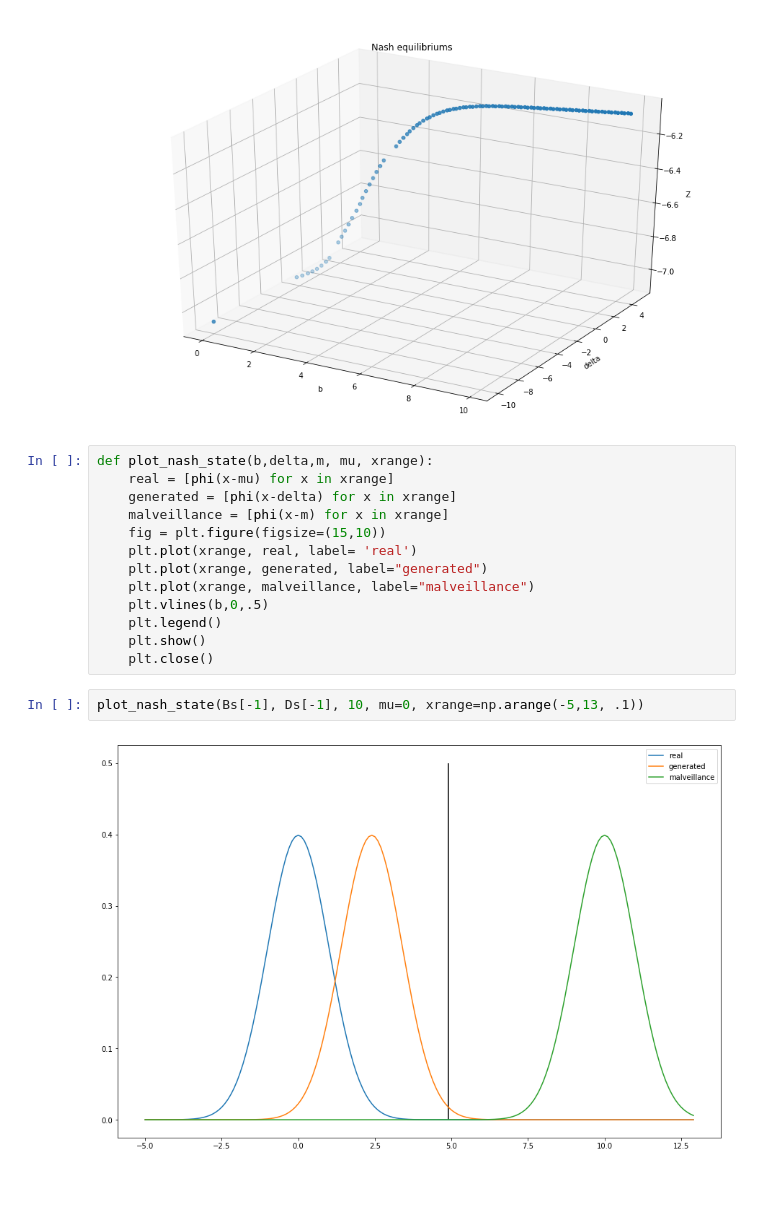
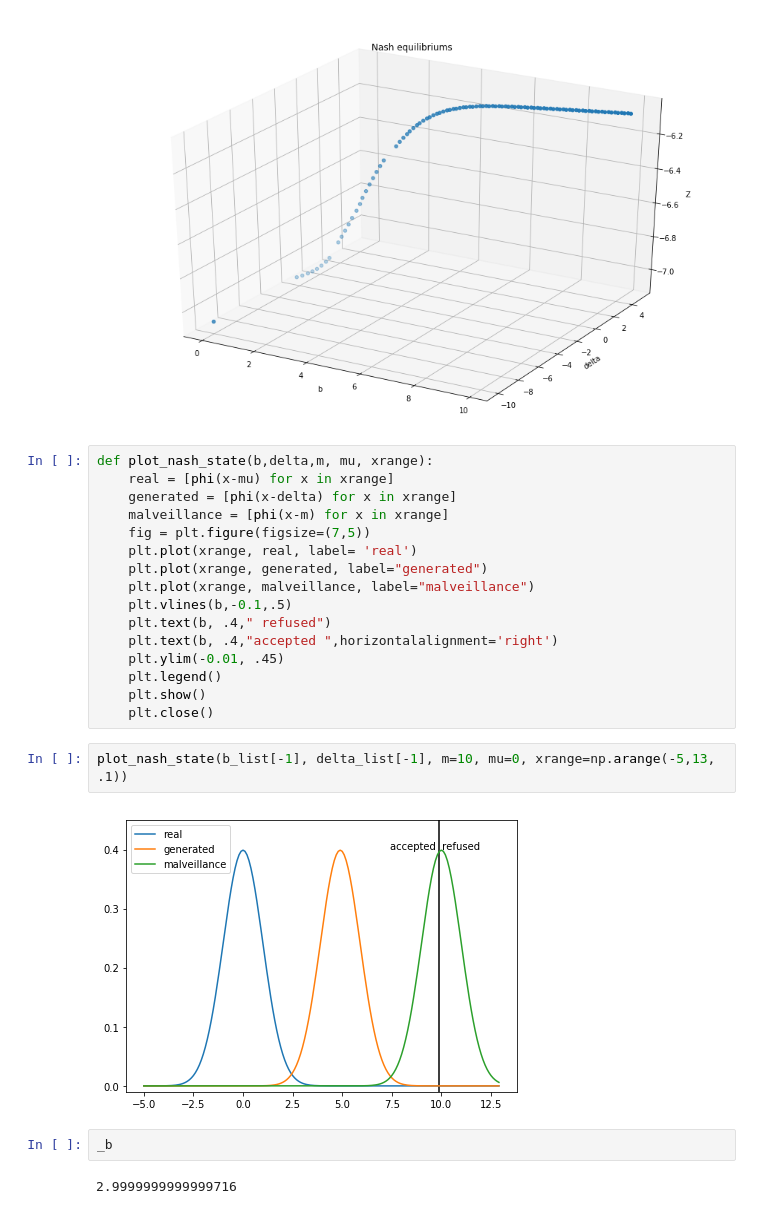
Before and after one commit to ppmdatix/gitELECOM, a Jupyter notebook: draft/normals_search.ipynb, the cells around one changed output. Saved outputs shown, nothing was run; the diff lists cells and outputs as text; blank space fills up the shorter version.

```diff
--- a/draft/normals_search.ipynb
+++ b/draft/normals_search.ipynb
@@ -122,15 +121,22 @@ def plot_nash_state(b,delta,m, mu, xrange):
     real = [phi(x-mu) for x in xrange]
     generated = [phi(x-delta) for x in xrange]
     malveillance = [phi(x-m) for x in xrange]
-    fig = plt.figure(figsize=(15,10))
+    fig = plt.figure(figsize=(7,5))
     plt.plot(xrange, real, label= 'real')
     plt.plot(xrange, generated, label="generated")
     plt.plot(xrange, malveillance, label="malveillance")
-    plt.vlines(b,0,.5)
+    plt.vlines(b,-0.1,.5)
+    plt.text(b, .4," refused")
+    plt.text(b, .4,"accepted ",horizontalalignment='right')
+    plt.ylim(-0.01, .45)
     plt.legend()
     plt.show()
     plt.close()
 # %%
-plot_nash_state(Bs[-1], Ds[-1], 10, mu=0, xrange=np.arange(-5,13, .1))
+plot_nash_state(b_list[-1], delta_list[-1], m=10, mu=0, xrange=np.arange(-5,13, .1))
 # %% [output]
-[figure, old version]
+[figure, new version]
+# %%
+_b
+# %% [output]
+2.9999999999999716
```
Also changed, not shown: parts of 5 cells of this notebook, 6 other files.
